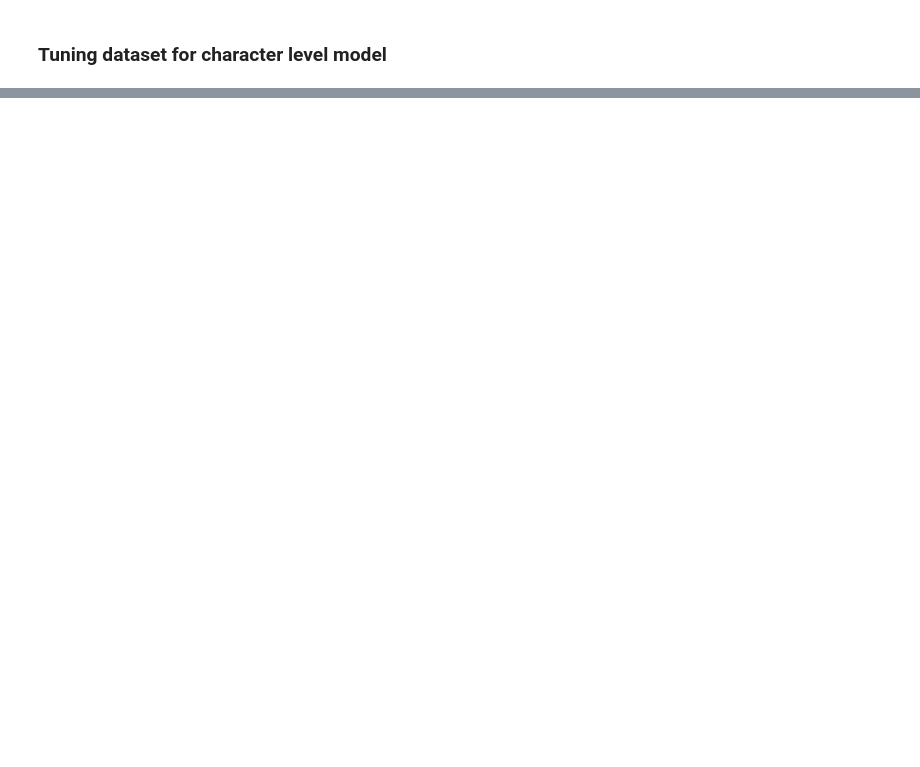
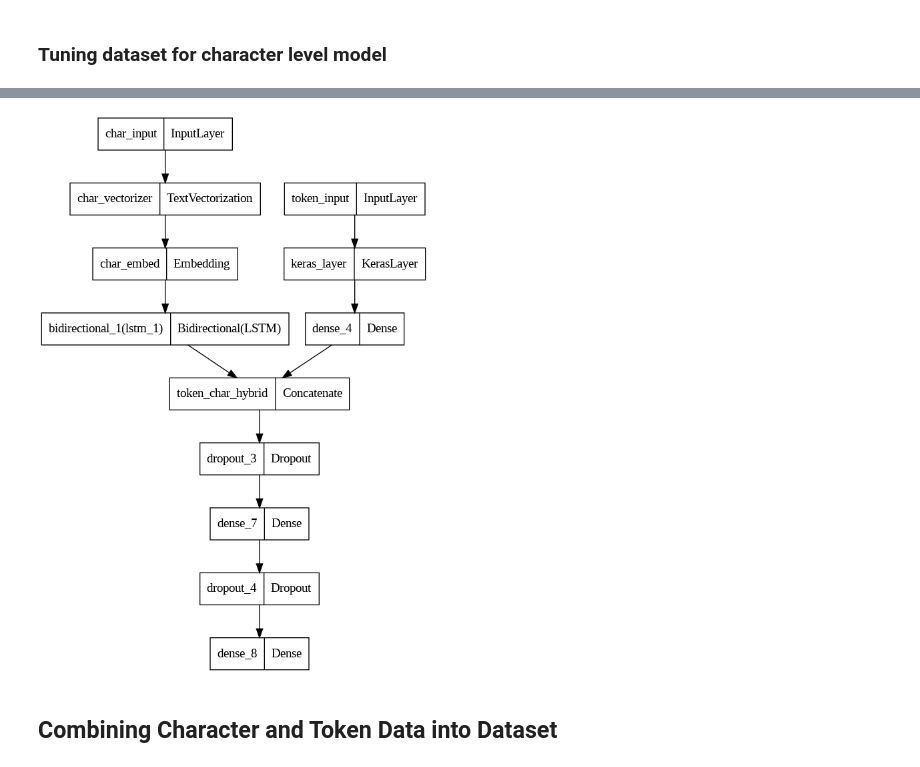
Before and after one commit to ShyamSundhar1411/My-ML-Notebooks, a Jupyter notebook: Milestone Projects/Milestone_Project_2_SkimLit.ipynb, the cells around one changed output, grey strips where cells are left out. Drawn from its saved outputs; the diff is of its cells as text; code cells hidden in the pictures; blank space fills up the shorter version.

Commit message:
Created using char+token_embeds

```diff
--- a/Milestone Projects/Milestone_Project_2_SkimLit.ipynb
+++ b/Milestone Projects/Milestone_Project_2_SkimLit.ipynb
@@ -615,0 +626,5 @@ model_3_results
+# %%
+token_inputs = layers.Input(shape = [],dtype = tf.string,name = "token_input")
+token_embeddings = tf_hub_embedding_layer(token_inputs)
+token_output = layers.Dense(100,activation = "relu")(token_embeddings)
+token_model = tf.keras.Model(inputs = token_inputs,outputs = token_output)
@@ -615,0 +633,6 @@ model_3_results
+# %%
+char_inputs = layers.Input(shape = (1,),dtype = tf.string,name = "char_input")
+char_vectors = char_vectorizer(char_inputs)
+char_embeddings = character_embeddings(char_vectors)
+char_bi_lstm = layers.Bidirectional(layers.LSTM(24))(char_embeddings) # BI-LSTM
+char_model = tf.keras.Model(char_inputs,char_bi_lstm)
@@ -615,0 +641,7 @@ model_3_results
+# %%
+token_char_concat = layers.Concatenate(name = "token_char_hybrid")([token_model.output,char_model.output])
+combined_dropout = layers.Dropout(0.5)(token_char_concat)
+combined_dense = layers.Dense(128,activation = "relu")(combined_dropout)
+final_dropout = layers.Dropout(0.5)(combined_dense)
+output = layers.Dense(5,activation = "softmax")(final_dropout)
+model_4 = tf.keras.Model(inputs = [token_model.input,char_model.input],outputs = output)
@@ -615,0 +668,2 @@ model_3_results
+# %%
+model_4.compile(loss = "categorical_crossentropy",optimizer = "adam",metrics = ['accuracy'])
@@ -615,0 +672,6 @@ model_3_results
+# %%
+plot_model(model_4)
+# %% [output]
+[figure, added]
+# %% [markdown]
+## Combining Character and Token Data into Dataset
```
Also changed, not shown: parts of 29 cells of this notebook.
